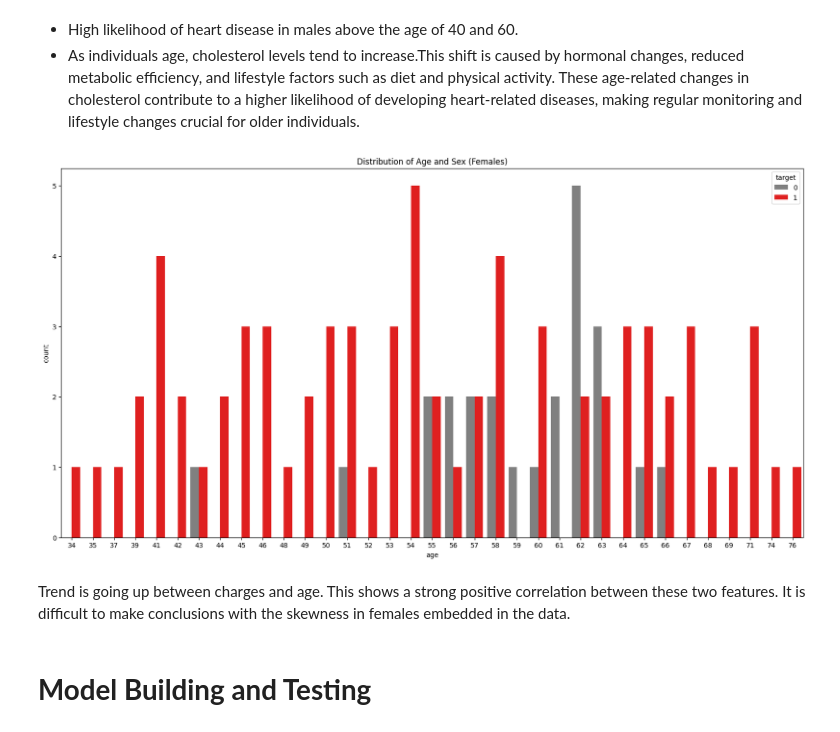
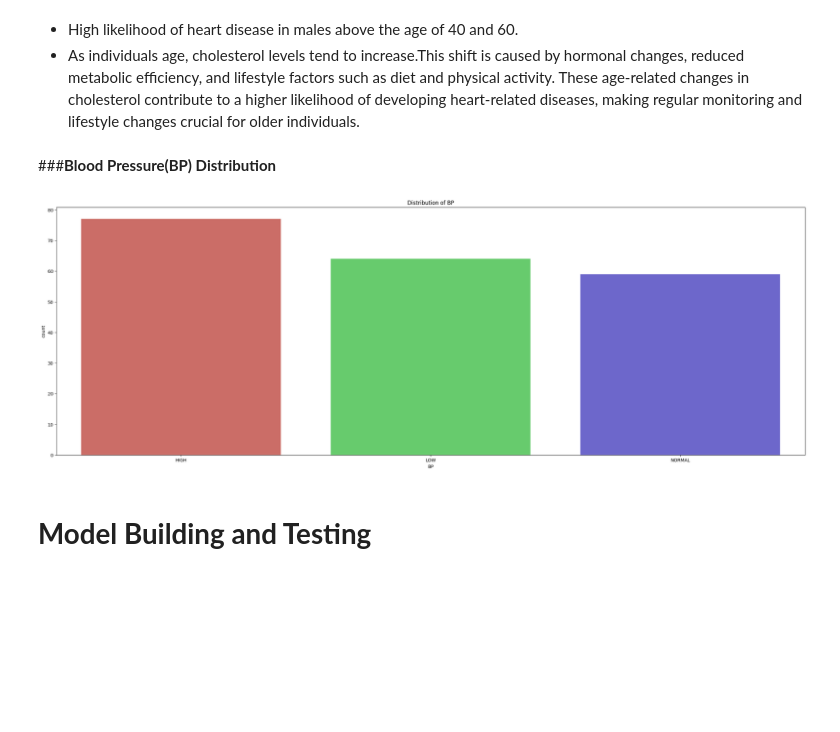
Before and after one commit to kwanda2426/projects, a Jupyter notebook: classification_dt.ipynb, the cells around one changed output. Drawn from its saved outputs; the diff is of its cells as text; code cells hidden in the pictures; blank space fills up the shorter version.

```diff
--- a/classification_dt.ipynb
+++ b/classification_dt.ipynb
@@ -243,7 +242,0 @@ What is observed conforms to what was seen in the correlation matrix, where ther
-# %%
-from matplotlib import rcParams
-df_1 = df.copy()
-custom_palette = {0: 'grey', 1: 'red'}
-sns.countplot(x = 'age', data = df_1[df_1['sex'] == 1], palette = custom_palette, hue = 'target' )
-rcParams['figure.figsize'] = 30,10
-plt.title("Distribution of Age and Sex (Males)");
@@ -252,17 +243,15 @@ plt.title("Distribution of Age and Sex (Males)");
 # %% [markdown]
 - High likelihood of heart disease in males above the age of 40 and 60.
 - As individuals age, cholesterol levels tend to increase.This shift is caused by hormonal changes, reduced metabolic efficiency, and lifestyle factors such as diet and physical activity. These age-related changes in cholesterol contribute to a higher likelihood of developing heart-related diseases, making regular monitoring and lifestyle changes crucial for older individuals.
-# %%
-from matplotlib import rcParams
-df_1 = df.copy()
-custom_palette = {0: 'grey', 1: 'red'}
-sns.countplot(x = 'age', data = df_1[df_1['sex'] == 0], palette = custom_palette, hue = 'target' )
-rcParams['figure.figsize'] = 20,10
-plt.title("Distribution of Age and Sex (Females)");
-# %% [output]
-[figure, removed]
-# %% [markdown]
-Trend is going up between charges and age. This shows a strong positive correlation between these two features. It is difficult to make conclusions with the skewness in females embedded in the data.
+# %% [markdown]
+###**Blood Pressure(BP) Distribution**
+# %%
+#countplot of sex (between males and females)
+df_1 = df.copy()
+sns.countplot(x = 'BP', data = df_1, palette = "hls")
+plt.title("Distribution of BP");
+# %% [output]
+[figure, added]
 # %% [markdown]
 # **Model Building and Testing**
 # %%
```
Also changed, not shown: parts of 9 cells of this notebook.
